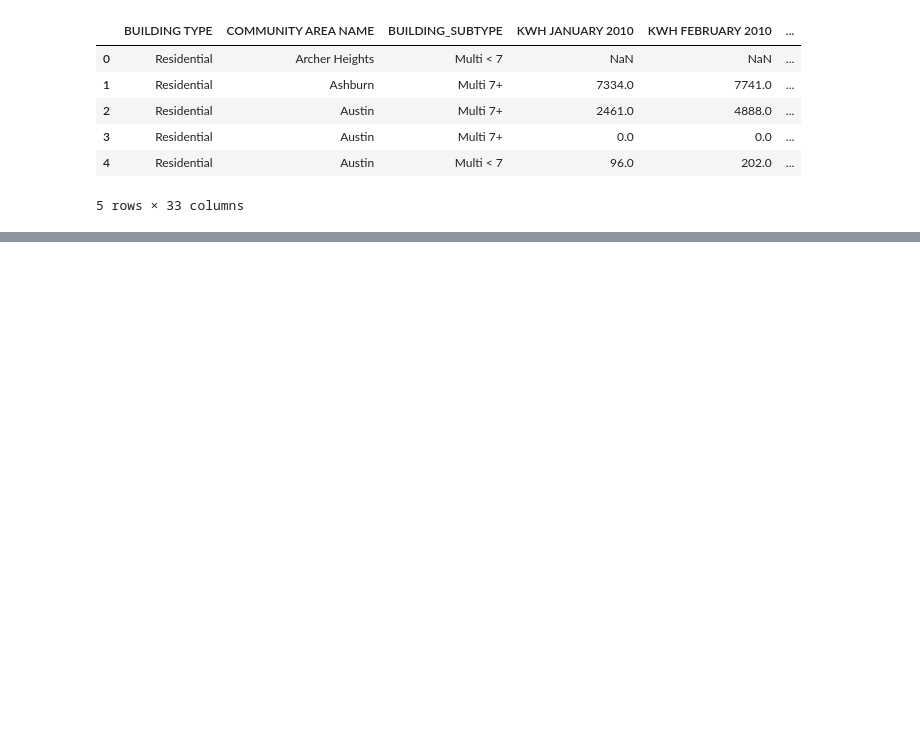
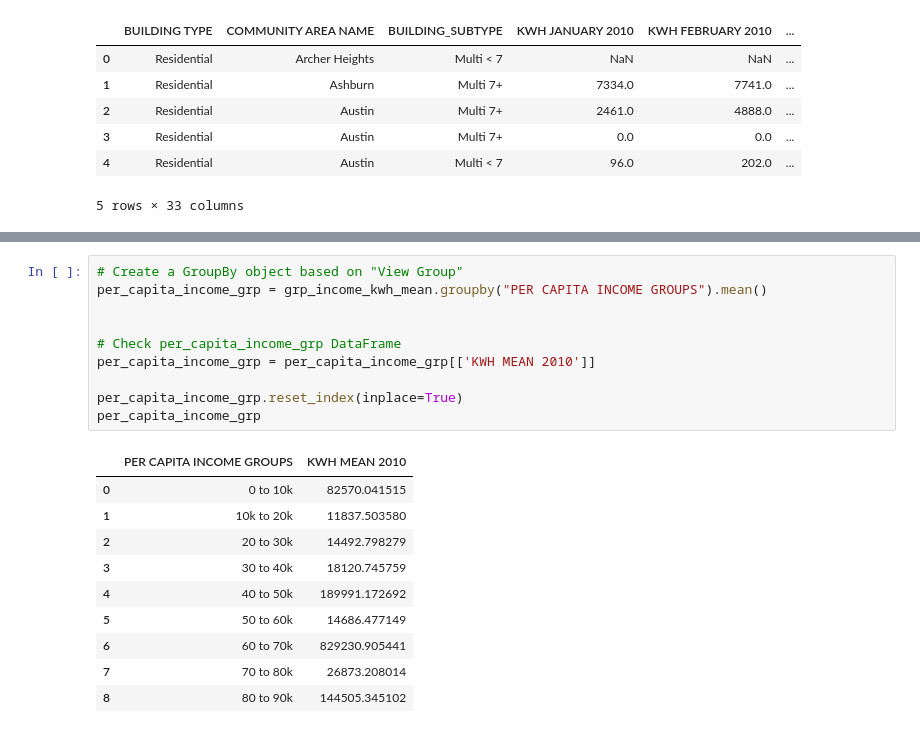
Before and after one commit to oimartin/Chicago_Energy, a Jupyter notebook: Energy_combined_with_community_income_data.ipynb, the cells around one changed output, grey strips where cells are left out. Drawn from its saved outputs; the diff is of its cells as text; blank space fills up the shorter version.

```diff
--- a/Energy_combined_with_community_income_data.ipynb
+++ b/Energy_combined_with_community_income_data.ipynb
@@ -197,0 +198,21 @@ kwh_mean_df['COMMUNITY AREA NAME'].value_counts()
+# %%
+# Create a GroupBy object based on "View Group"
+per_capita_income_grp = grp_income_kwh_mean.groupby("PER CAPITA INCOME GROUPS").mean()
+
+
+# Check per_capita_income_grp DataFrame
+per_capita_income_grp = per_capita_income_grp[['KWH MEAN 2010']]
+
+per_capita_income_grp.reset_index(inplace=True)
+per_capita_income_grp
+# %% [output]
+|  | PER CAPITA INCOME GROUPS | KWH MEAN 2010 |
+| 0 | 0 to 10k | 82570.041515 |
+| 1 | 10k to 20k | 11837.503580 |
+| 2 | 20 to 30k | 14492.798279 |
+| 3 | 30 to 40k | 18120.745759 |
+| 4 | 40 to 50k | 189991.172692 |
+| 5 | 50 to 60k | 14686.477149 |
+| 6 | 60 to 70k | 829230.905441 |
+| 7 | 70 to 80k | 26873.208014 |
+| 8 | 80 to 90k | 144505.345102 |
```
Also changed, not shown: parts of 16 cells of this notebook, 4 other files.
